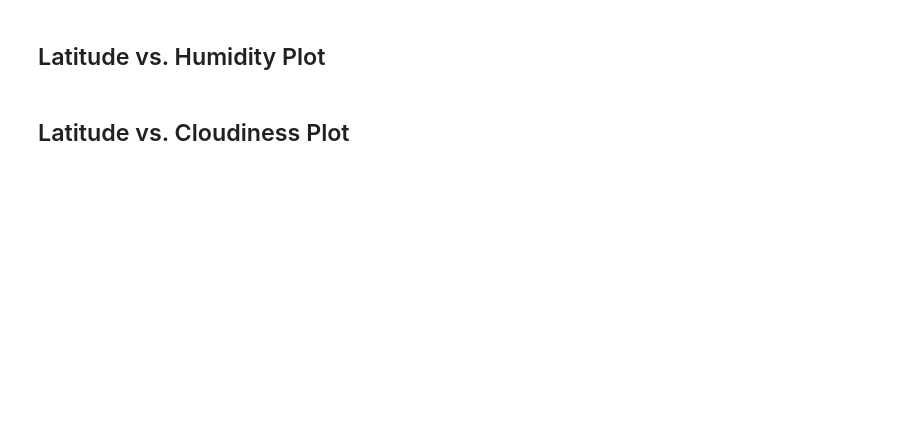
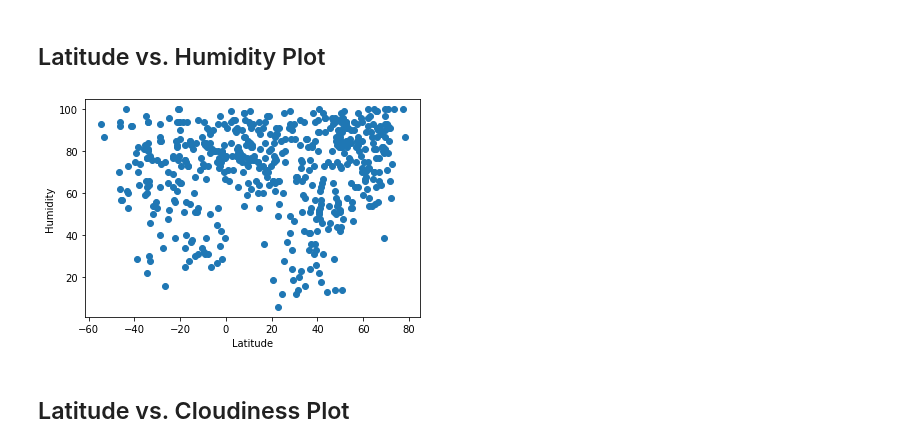
Before and after one commit to Dieneba1/python-api-challeng, a Jupyter notebook: WeatherPy/WeatherPy.ipynb, the cells around one changed output. Saved outputs shown, nothing was run; the diff lists cells and outputs as text; code cells hidden in the pictures; blank space fills up the shorter version.

```diff
--- a/WeatherPy/WeatherPy.ipynb
+++ b/WeatherPy/WeatherPy.ipynb
@@ -168,4 +177,13 @@ len(humidity_df)
 # %% [markdown]
 ## Latitude vs. Humidity Plot
+# %%
+x_values = city_df['Latitude']
+y_values = city_df['Humidity']
+plt.scatter(x_values,y_values)
+plt.xlabel('Latitude')
+plt.ylabel('Humidity')
+plt.show()
+# %% [output]
+[figure, added]
 # %% [markdown]
 ## Latitude vs. Cloudiness Plot
```
Also changed, not shown: parts of 3 cells of this notebook.
